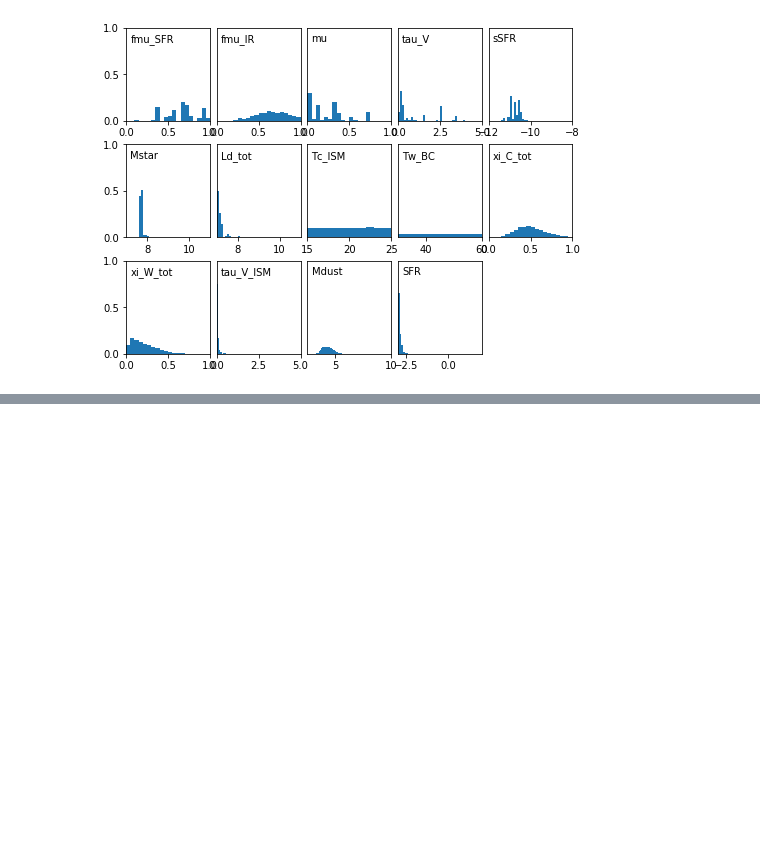
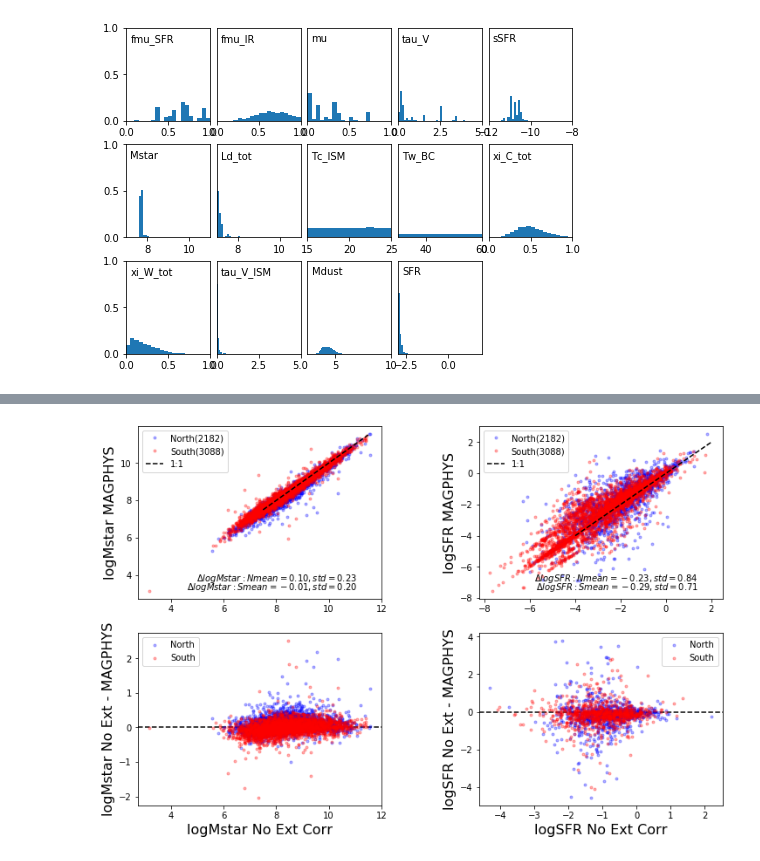
Before and after one commit to rfinn/virgoseds, a Jupyter notebook: notebooks/magphys-full-sample.ipynb, the cells around one changed output, grey strips where cells are left out. Drawn from its saved outputs; the diff is of its cells as text; code cells hidden in the pictures; blank space fills up the shorter version.

```diff
--- a/notebooks/magphys-full-sample.ipynb
+++ b/notebooks/magphys-full-sample.ipynb
@@ -238,0 +375,82 @@ for vf in v1vfids:
+# %%
+noext = Table.read('/home/rfinn/research/Virgo/tables-north/v2/magphys/vf_v2_magphys_03-Jun-2022.fits')
+# %%
+plt.figure(figsize=(12,8))
+plt.subplots_adjust(wspace=.4)
+flag = (v.magphys['logMstar'] > 0) & (noext['logMstar'] > 0)
+plt.subplot(2,2,1)
+plt.plot(noext['logMstar'][flag & Nflag],v.magphys['logMstar'][flag & Nflag],'b.',alpha=.3,label=f"North({np.sum(flag&Nflag)})")
+plt.plot(noext['logMstar'][flag & Sflag],v.magphys['logMstar'][flag & Sflag],'r.',alpha=.3,label=f"South({np.sum(flag&Sflag)})")
+xline=np.linspace(7.5,11.5,50)
+
+plt.plot(xline,xline,'k--',label='1:1')
+#plt.axis([7.5,11.5,7.5,11.5])
+
+Nmean = np.mean(noext['logMstar'][flag & Nflag]-v.magphys['logMstar'][flag & Nflag])
+Nrms = np.std(noext['logMstar'][flag & Nflag]-v.magphys['logMstar'][flag & Nflag])
+plt.text(0.9,0.1,"$\Delta logMstar: N mean={:.2f}, std={:.2f}$".format(Nmean,Nrms),transform=plt.gca().transAxes,horizontalalignment="right")
+
+
+
+Smean = np.mean(noext['logMstar'][flag & Sflag]-v.magphys['logMstar'][flag & Sflag])
+Srms = np.std(noext['logMstar'][flag & Sflag]-v.magphys['logMstar'][flag & Sflag])
+plt.text(0.9,0.05,"$\Delta logMstar: S mean={:.2f}, std={:.2f}$".format(Smean,Srms),transform=plt.gca().transAxes,horizontalalignment="right")
+
+
+#plt.xlabel('logMstar z0MGS',fontsize=16)
+plt.ylabel('logMstar MAGPHYS',fontsize=16)
+plt.legend()
+
+###### RESIDUALS
+
+Ndelta = noext['logMstar'][flag & Nflag]-v.magphys['logMstar'][flag & Nflag]
+Sdelta = noext['logMstar'][flag & Sflag]-v.magphys['logMstar'][flag & Sflag]
+
+plt.subplot(2,2,3)
+plt.axhline(y=0,ls='--',c='k')
+plt.plot(noext['logMstar'][flag & Nflag],Ndelta,'b.',alpha=.3,label='North')
+plt.plot(noext['logMstar'][flag & Sflag],Sdelta,'r.',alpha=.3,label='South')
+
+plt.xlabel('logMstar No Ext Corr',fontsize=16)
+plt.ylabel('logMstar No Ext - MAGPHYS',fontsize=16)
+
+
+plt.legend()
+
+
+####### SFRS
+
+
+plt.subplot(2,2,2)
+
+x = noext['logSFR']
+y = v.magphys['logSFR']
+plt.plot(x[flag & Nflag],y[flag & Nflag],'b.',alpha=.3,label=f"North({np.sum(flag&Nflag)})")
+plt.plot(x[flag & Sflag],y[flag & Sflag],'r.',alpha=.3,label=f"South({np.sum(flag&Sflag)})")
+xline=np.linspace(-4,2,50)
+plt.plot(xline,xline,'k--',label='1:1')
+
+delta = x-y
+Nmean = np.mean(delta[flag & Nflag])
+Nrms = np.std(delta[flag & Nflag])
+plt.text(0.9,0.1,"$\Delta logSFR: N mean={:.2f}, std={:.2f}$".format(Nmean,Nrms),transform=plt.gca().transAxes,horizontalalignment="right")
+
+
+Smean = np.mean(delta[flag & Sflag])
+Srms = np.std(delta[flag & Sflag])
+plt.text(0.9,0.05,"$\Delta logSFR: S mean={:.2f}, std={:.2f}$".format(Smean,Srms),transform=plt.gca().transAxes,horizontalalignment="right")
+
+#plt.xlabel('logSFR z0MGS',fontsize=16)
+plt.ylabel('logSFR MAGPHYS',fontsize=16)
+#plt.axis([-3,2.5,-3,2.5])
+plt.legend(loc='upper left')
+
+###### RESIDUALS
+plt.subplot(2,2,4)
+plt.axhline(y=0,ls='--',color='k')
+plt.plot(v.z0mgs['logsfr'][flag & Nflag],delta[flag & Nflag],'b.',alpha=.3,label="North")
+plt.plot(v.z0mgs['logsfr'][flag & Sflag],delta[flag & Sflag],'r.',alpha=.3,label="South")
+plt.xlabel('logSFR No Ext Corr',fontsize=16)
+plt.ylabel('logSFR No Ext - MAGPHYS',fontsize=16)
+plt.legend()
+# %% [output]
@@ -238,0 +458 @@ for vf in v1vfids:
+[figure, added]
```
Also changed, not shown: parts of 10 cells of this notebook, 1 other file.
